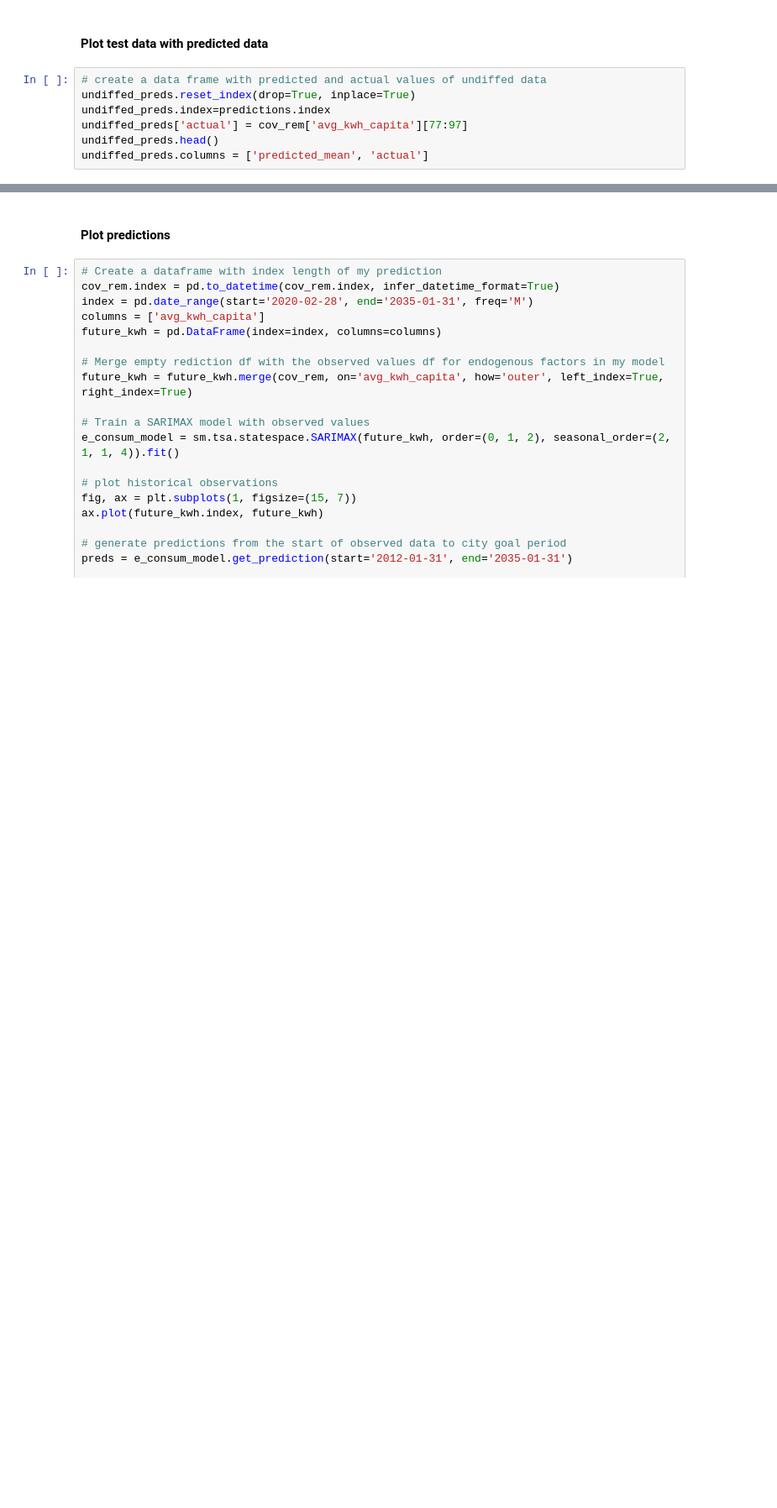
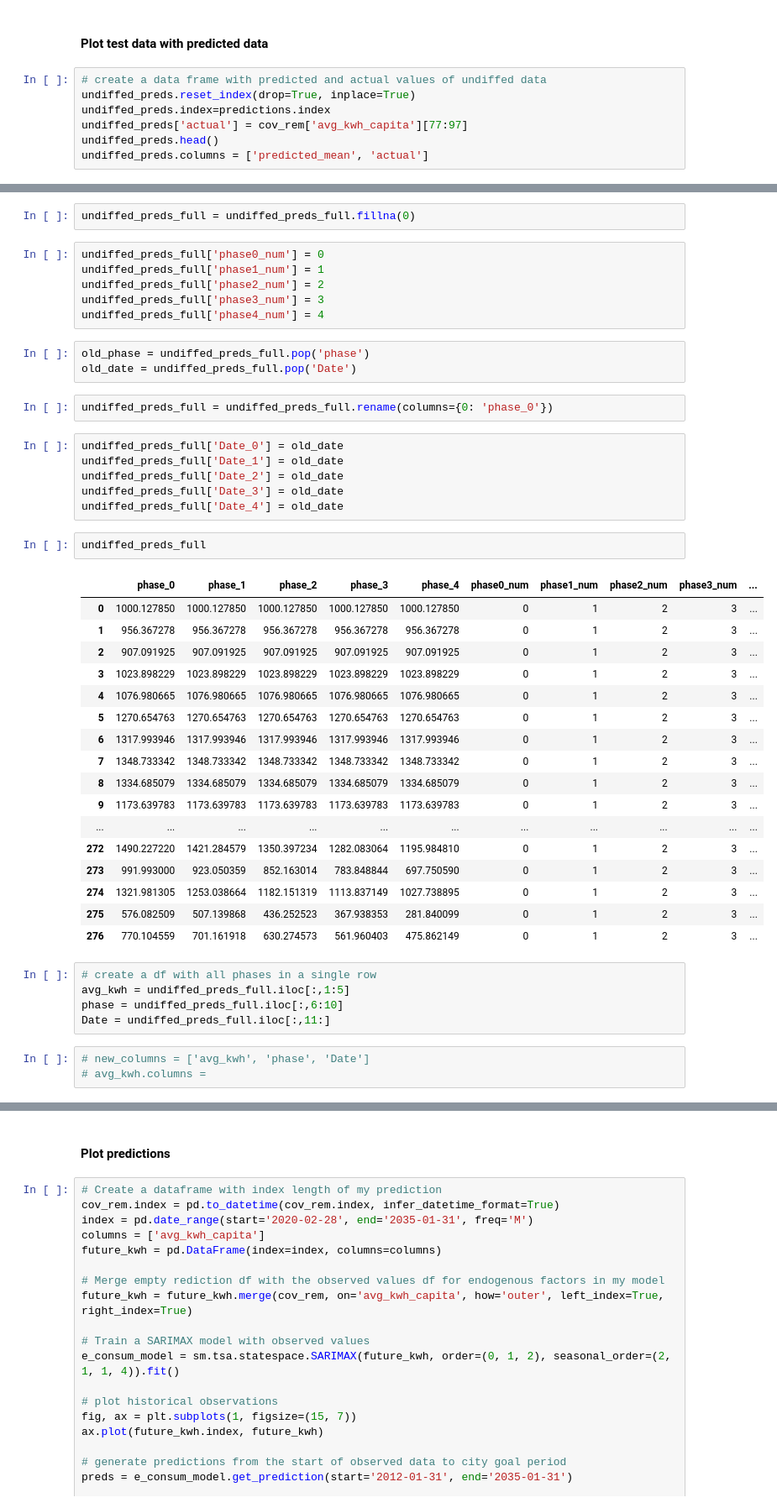
Before and after one commit to katiejohnsonsf/Forecasting-a-Carbon-Zero-City, a Jupyter notebook: Models.ipynb, the cells around one changed output, grey strips where cells are left out. Shown at 84% size. Cells and saved outputs as stored; diff of their text form; blank space fills up the shorter version.

```diff
--- a/Models.ipynb
+++ b/Models.ipynb
@@ -370,0 +474,47 @@ plt.savefig('images/test_pred_plot.png')
+# %%
+undiffed_preds_full = undiffed_preds_full.fillna(0)
+# %%
+undiffed_preds_full['phase0_num'] = 0
+undiffed_preds_full['phase1_num'] = 1
+undiffed_preds_full['phase2_num'] = 2
+undiffed_preds_full['phase3_num'] = 3
+undiffed_preds_full['phase4_num'] = 4
+# %%
+old_phase = undiffed_preds_full.pop('phase')
+old_date = undiffed_preds_full.pop('Date')
+# %%
+undiffed_preds_full = undiffed_preds_full.rename(columns={0: 'phase_0'})
+# %%
+undiffed_preds_full['Date_0'] = old_date
+undiffed_preds_full['Date_1'] = old_date
+undiffed_preds_full['Date_2'] = old_date
+undiffed_preds_full['Date_3'] = old_date
+undiffed_preds_full['Date_4'] = old_date
+# %%
+undiffed_preds_full
+# %% [output]
+|  | phase_0 | phase_1 | phase_2 | phase_3 | phase_4 | phase0_num | phase1_num | phase2_num | phase3_num | ... |
+| 0 | 1000.127850 | 1000.127850 | 1000.127850 | 1000.127850 | 1000.127850 | 0 | 1 | 2 | 3 | ... |
+| 1 | 956.367278 | 956.367278 | 956.367278 | 956.367278 | 956.367278 | 0 | 1 | 2 | 3 | ... |
+| 2 | 907.091925 | 907.091925 | 907.091925 | 907.091925 | 907.091925 | 0 | 1 | 2 | 3 | ... |
+| 3 | 1023.898229 | 1023.898229 | 1023.898229 | 1023.898229 | 1023.898229 | 0 | 1 | 2 | 3 | ... |
+| 4 | 1076.980665 | 1076.980665 | 1076.980665 | 1076.980665 | 1076.980665 | 0 | 1 | 2 | 3 | ... |
+| 5 | 1270.654763 | 1270.654763 | 1270.654763 | 1270.654763 | 1270.654763 | 0 | 1 | 2 | 3 | ... |
+| 6 | 1317.993946 | 1317.993946 | 1317.993946 | 1317.993946 | 1317.993946 | 0 | 1 | 2 | 3 | ... |
+| 7 | 1348.733342 | 1348.733342 | 1348.733342 | 1348.733342 | 1348.733342 | 0 | 1 | 2 | 3 | ... |
+| 8 | 1334.685079 | 1334.685079 | 1334.685079 | 1334.685079 | 1334.685079 | 0 | 1 | 2 | 3 | ... |
+| 9 | 1173.639783 | 1173.639783 | 1173.639783 | 1173.639783 | 1173.639783 | 0 | 1 | 2 | 3 | ... |
+| ... | ... | ... | ... | ... | ... | ... | ... | ... | ... | ... |
+| 272 | 1490.227220 | 1421.284579 | 1350.397234 | 1282.083064 | 1195.984810 | 0 | 1 | 2 | 3 | ... |
+| 273 | 991.993000 | 923.050359 | 852.163014 | 783.848844 | 697.750590 | 0 | 1 | 2 | 3 | ... |
+| 274 | 1321.981305 | 1253.038664 | 1182.151319 | 1113.837149 | 1027.738895 | 0 | 1 | 2 | 3 | ... |
+| 275 | 576.082509 | 507.139868 | 436.252523 | 367.938353 | 281.840099 | 0 | 1 | 2 | 3 | ... |
+| 276 | 770.104559 | 701.161918 | 630.274573 | 561.960403 | 475.862149 | 0 | 1 | 2 | 3 | ... |
+# %%
+# create a df with all phases in a single row
+avg_kwh = undiffed_preds_full.iloc[:,1:5]
+phase = undiffed_preds_full.iloc[:,6:10]
+Date = undiffed_preds_full.iloc[:,11:]
+# %%
+# new_columns = ['avg_kwh', 'phase', 'Date']
+# avg_kwh.columns =
```
Also changed, not shown: parts of 65 cells of this notebook, 4 other files.
